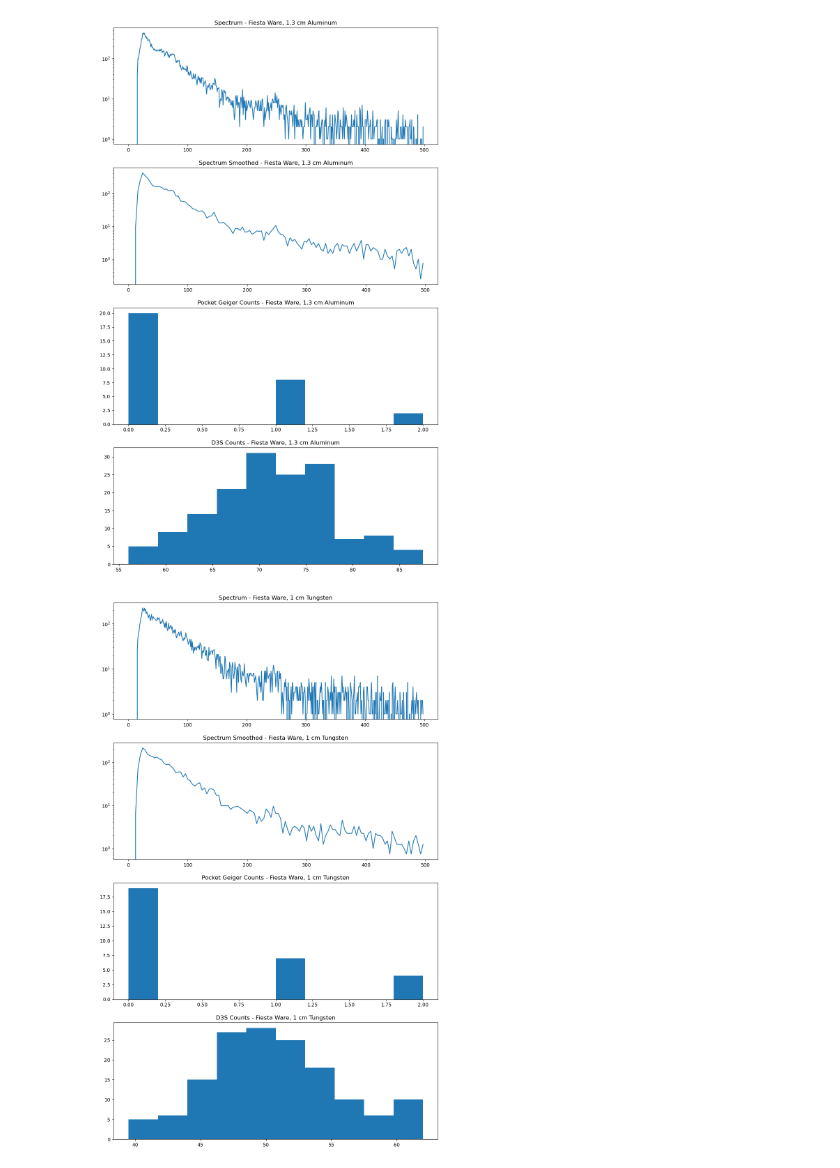
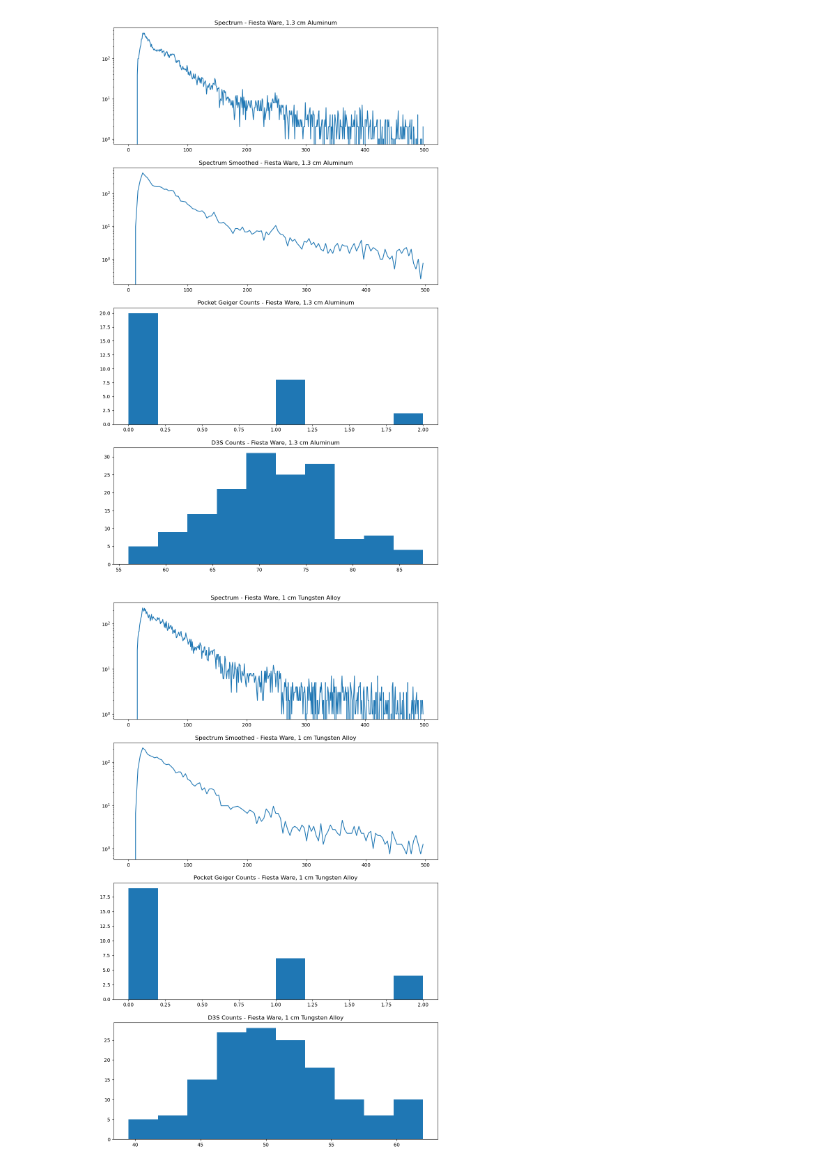
Before and after one commit to Kaiel0904/E11_KyleLink, a Jupyter notebook: E11 Final Graphing.ipynb, the cells around one changed output. Drawn from its saved outputs; the diff is of its cells as text; code cells hidden in the pictures.

```diff
--- a/E11 Final Graphing.ipynb
+++ b/E11 Final Graphing.ipynb
@@ -86,8 +86,8 @@ graph_quick(fig3, ax3, FW_AL_spectrum, FW_AL_geiger, FW_AL_D3Scount, 'Fiesta War
 [figure]
 # %%
 fig4, ax4 = plt.subplots(figsize=(12,20),nrows=4)
-graph_quick(fig4, ax4, FW_W1_spectrum, FW_W1_geiger, FW_W1_D3Scount, 'Fiesta Ware, 1 cm Tungsten')
+graph_quick(fig4, ax4, FW_W1_spectrum, FW_W1_geiger, FW_W1_D3Scount, 'Fiesta Ware, 1 cm Tungsten Alloy')
 # %% [output]
-[figure, old version]
+[figure, new version]
 # %%
 fig5, ax5 = plt.subplots(figsize=(12,20),nrows=4)
```
Also changed, not shown: parts of 30 cells of this notebook.
